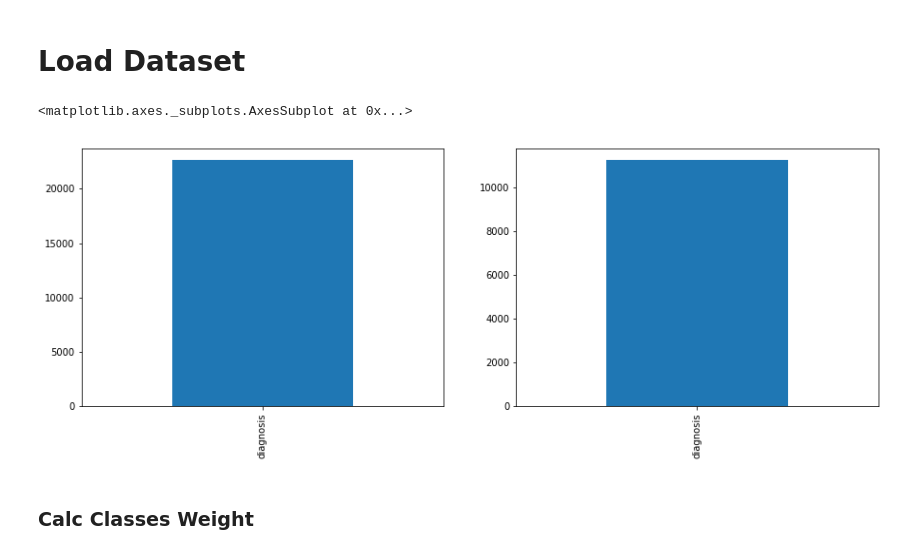
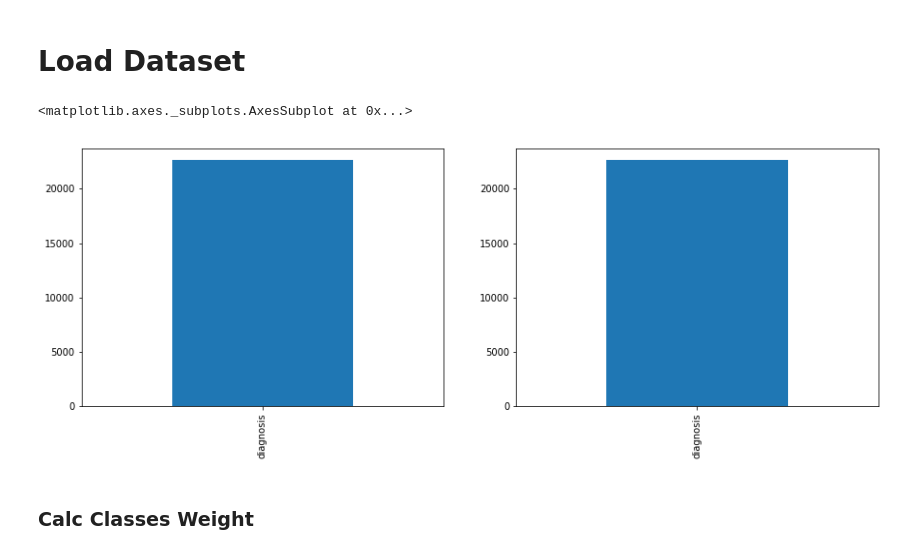
Before and after one commit to carlos-bologna/auto-deep-learning, a Jupyter notebook: notebooks/DeepLearning_GridSearch.ipynb, the cells around one changed output. Drawn from its saved outputs; the diff is of its cells as text; code cells hidden in the pictures.

```diff
--- a/notebooks/DeepLearning_GridSearch.ipynb
+++ b/notebooks/DeepLearning_GridSearch.ipynb
@@ -106,25 +106,21 @@ class CustomDataset(Dataset):
 # %%
 # Load Dataset
 data = pd.read_csv(TRAIN_LABELS)
 
 # Delete Blacklist
 data = data.loc[~data[ID_COLUMN].isin(BLACK_LIST_ID)]
 
 # Plot All Labels
 plt.figure(figsize=(15, 5))
 plt.subplot(1,2,1)
 data[LABEL_COLUMN].sum().plot.bar()
 
-# Sample Dataset
-if SAMPLE_FRAC < 1.0:
-    data = data.sample(frac = SAMPLE_FRAC)
-
 # Plot Sample Labels
 plt.subplot(1,2,2)
 data[LABEL_COLUMN].sum().plot.bar()
 # %% [output]
 <matplotlib.axes._subplots.AxesSubplot at 0x...>
-[figure, old version]
+[figure, new version]
 # %% [markdown]
 ### Calc Classes Weight
 # %%
```
Also changed, not shown: parts of 4 cells of this notebook, 3 other files.
